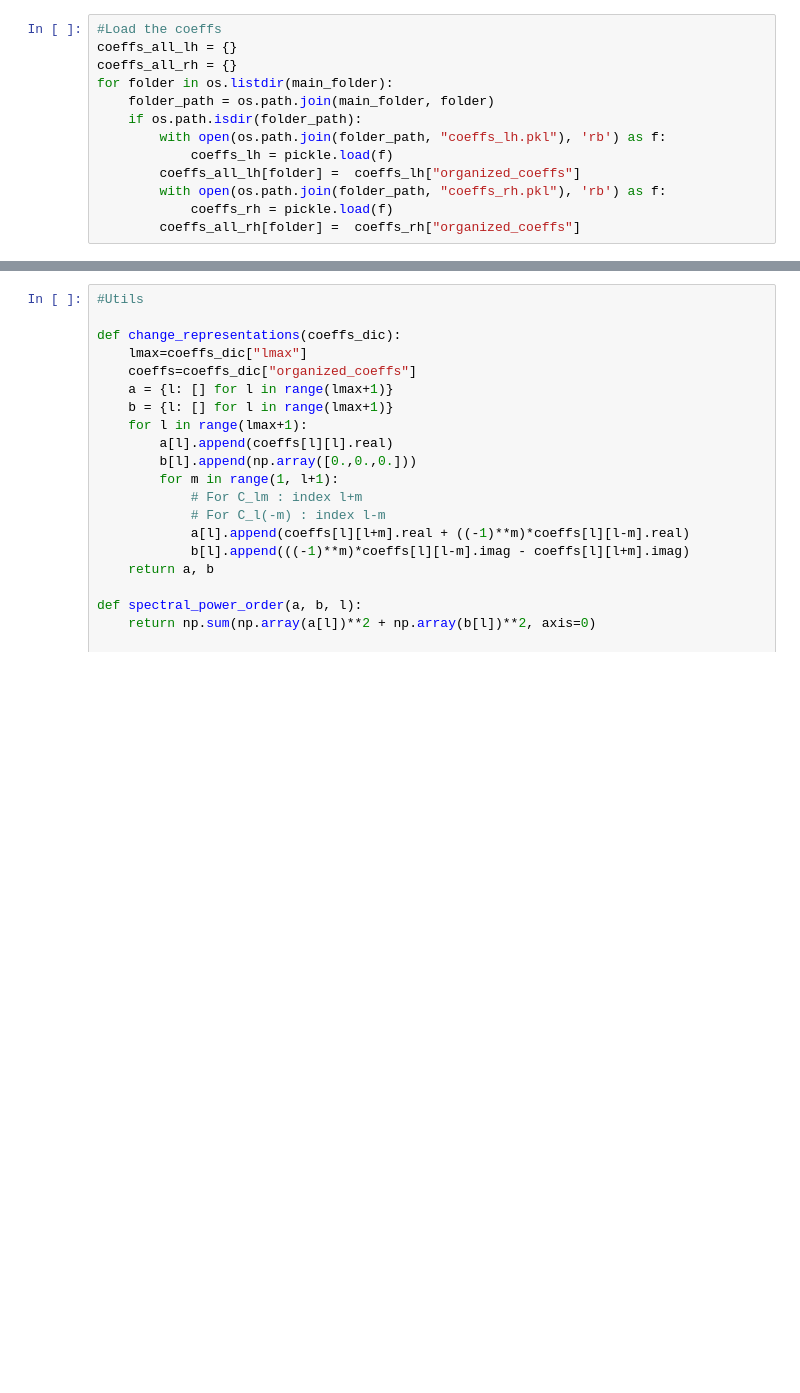
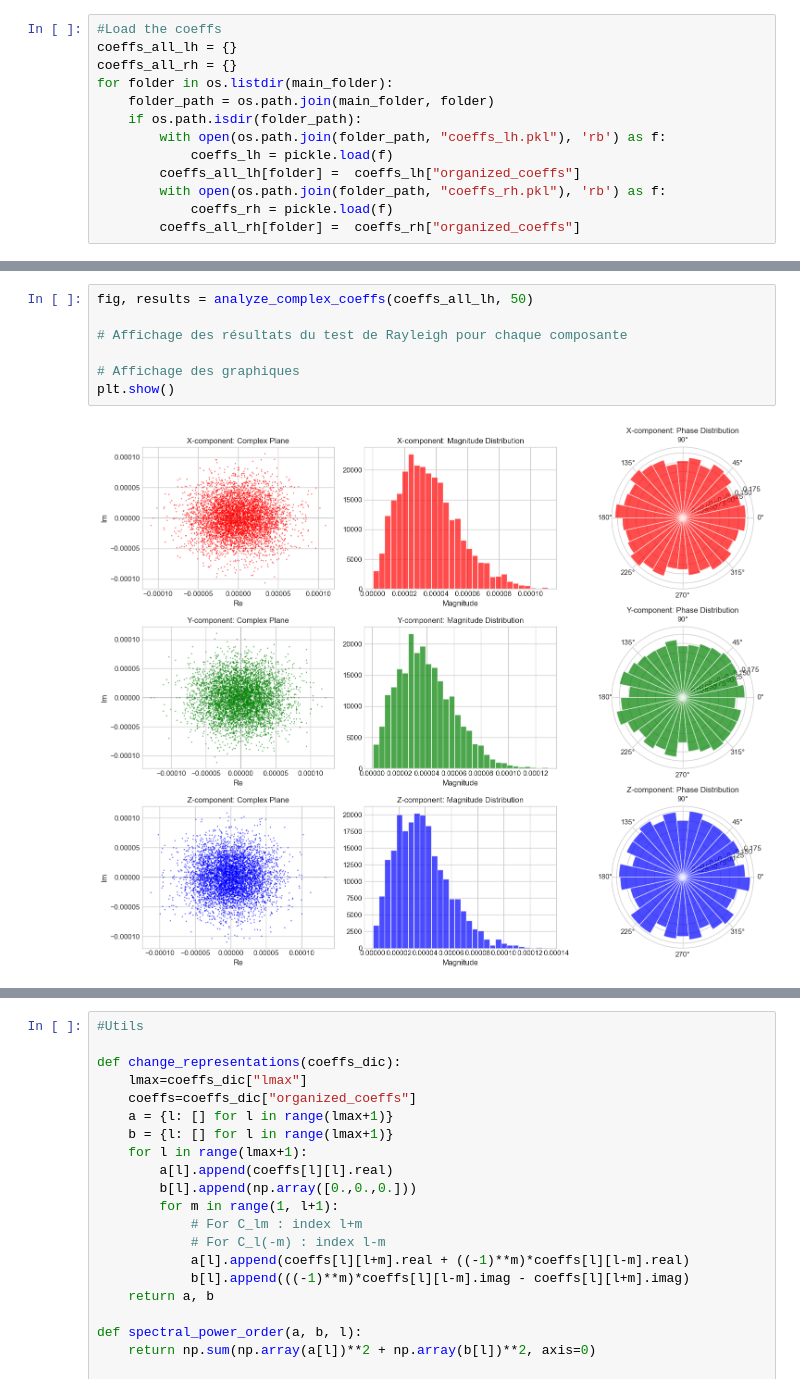
Before and after one commit to Waldoo78/meg_to_surface_ml, a Jupyter notebook: notebooks/CAM_CAN_analysis.ipynb, the cells around one changed output, grey strips where cells are left out. Drawn from its saved outputs; the diff is of its cells as text; blank space fills up the shorter version.

```diff
--- a/notebooks/CAM_CAN_analysis.ipynb
+++ b/notebooks/CAM_CAN_analysis.ipynb
@@ -706 +1295,10 @@ Widget(value='<iframe src="http://localhost:24491/index.html?ui=P_0x1ad804913a0_
+# %%
+fig, results = analyze_complex_coeffs(coeffs_all_lh, 50)
+
+# Affichage des résultats du test de Rayleigh pour chaque composante
+
+# Affichage des graphiques
+plt.show()
+# %% [output]
+[figure, added]
 # %%
```
Also changed, not shown: parts of 73 cells of this notebook, 40 other files.
